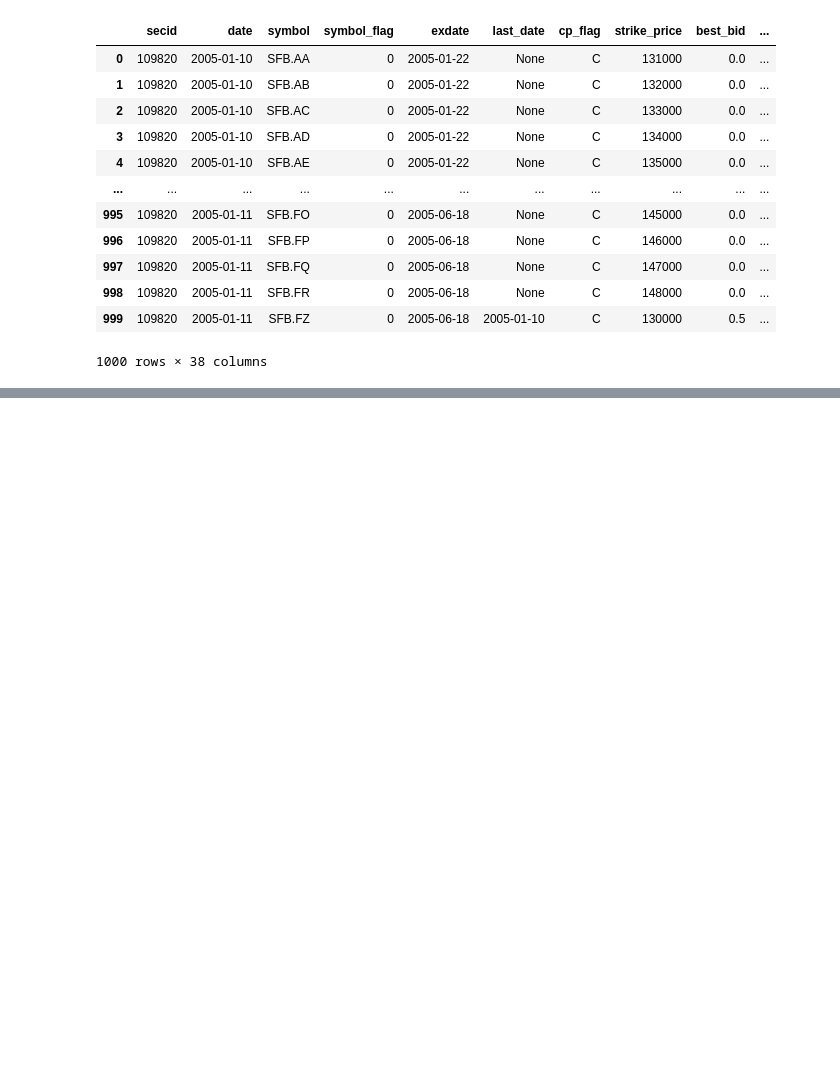
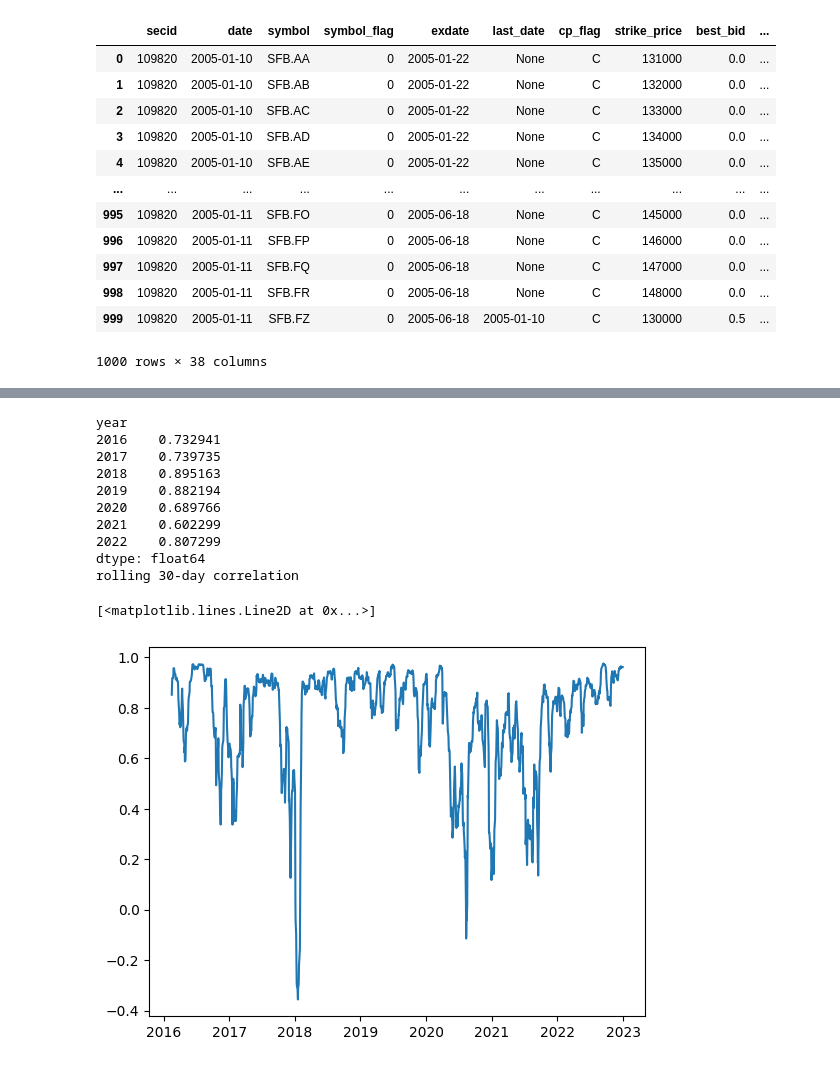
Before and after one commit to yifandill/Gamma_Exposure_Quant_Research, a Jupyter notebook: src/GEX_calculation.ipynb, the cells around one changed output, grey strips where cells are left out. Saved outputs shown, nothing was run; the diff lists cells and outputs as text; code cells hidden in the pictures; blank space fills up the shorter version.

Commit message:
compare calculated GEX with sqzme, correlation looks ok, but not very good

```diff
--- a/src/GEX_calculation.ipynb
+++ b/src/GEX_calculation.ipynb
@@ -98,0 +105,32 @@ gamma_exposure[gamma_exposure['date'] == '2011-04-05']
+# %%
+df_sq = pd.read_csv(os.path.join(data_path, 'sqzme.csv'))
+df_sq['date'] = pd.to_datetime(df_sq['date'])
+gex_sq = df_sq.rename(columns={'gex':'gex_sq'})
+gex_sq = gex_sq[['date','gex_sq']]
+# %%
+compare_gex = pd.merge(gamma_exposure, gex_sq, on='date')
+compare_gex['year'] = compare_gex['date'].dt.year
+
+compare_gex = compare_gex[(compare_gex['year'] >= 2016) & (compare_gex['year'] <= 2022)]
+
+compare_gex = compare_gex.dropna(subset=['GEX', 'gex_sq'])
+
+yearly_corr = compare_gex.groupby('year').apply(lambda x: x['GEX'].corr(x['gex_sq']))
+
+print(yearly_corr)
+
+print('rolling 30-day correlation')
+plt.plot(compare_gex['date'],compare_gex['gex_sq'].rolling(window=30).corr(compare_gex['GEX']))
+# %% [output]
+year
+2016    0.732941
+2017    0.739735
+2018    0.895163
+2019    0.882194
+2020    0.689766
+2021    0.602299
+2022    0.807299
+dtype: float64
+rolling 30-day correlation
+[<matplotlib.lines.Line2D at 0x...>]
+[figure, added]
```
Also changed, not shown: parts of 11 cells of this notebook.
